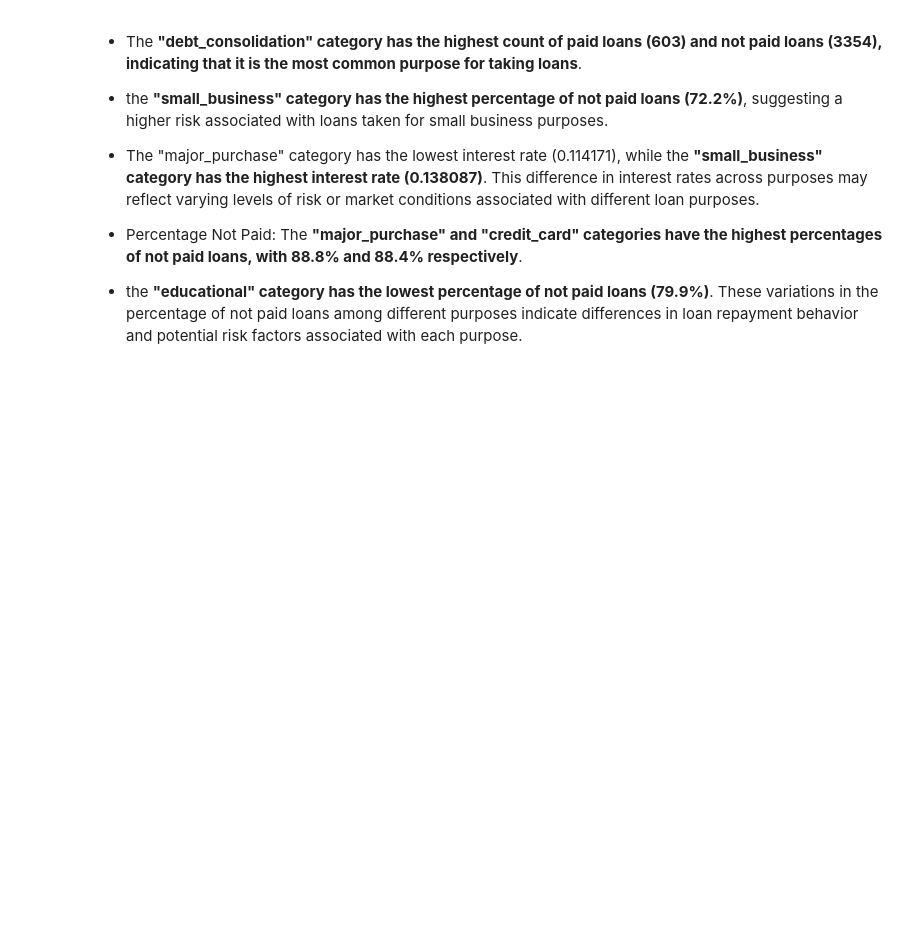
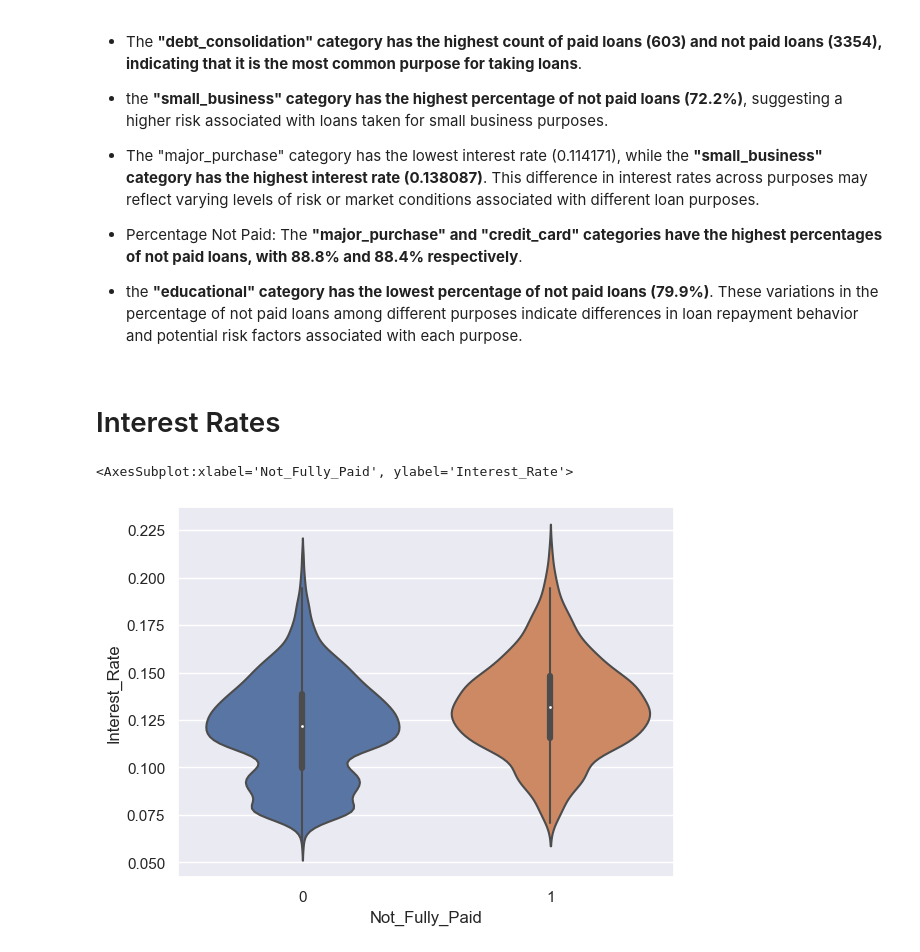
Before and after one commit to jswnthh/Toolfe_projects_ML, a Jupyter notebook: toolfe_loan.ipynb, the cells around one changed output. Drawn from its saved outputs; the diff is of its cells as text; code cells hidden in the pictures; blank space fills up the shorter version.

```diff
--- a/toolfe_loan.ipynb
+++ b/toolfe_loan.ipynb
@@ -296,3 +308,10 @@ plt.show()
 - Percentage Not Paid: The **"major_purchase" and "credit_card" categories have the highest percentages of not paid loans, with 88.8% and 88.4% respectively**.
 
 - the **"educational" category has the lowest percentage of not paid loans (79.9%)**. These variations in the percentage of not paid loans among different purposes indicate differences in loan repayment behavior and potential risk factors associated with each purpose.
+# %% [markdown]
+# Interest Rates
+# %%
+sns.violinplot(data=df, x="Not_Fully_Paid", y="Interest_Rate")
+# %% [output]
+<AxesSubplot:xlabel='Not_Fully_Paid', ylabel='Interest_Rate'>
+[figure, added]
```
Also changed, not shown: parts of 15 cells of this notebook.
